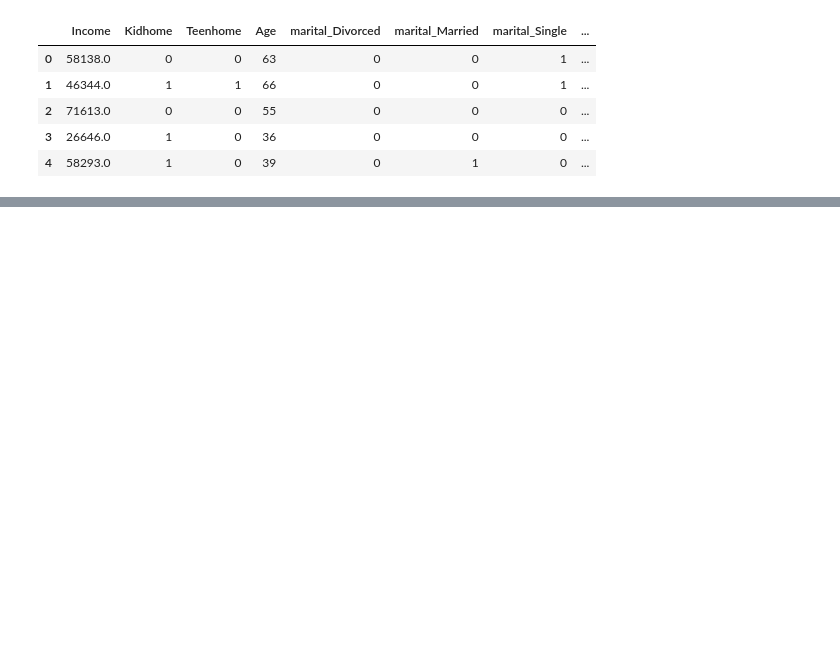
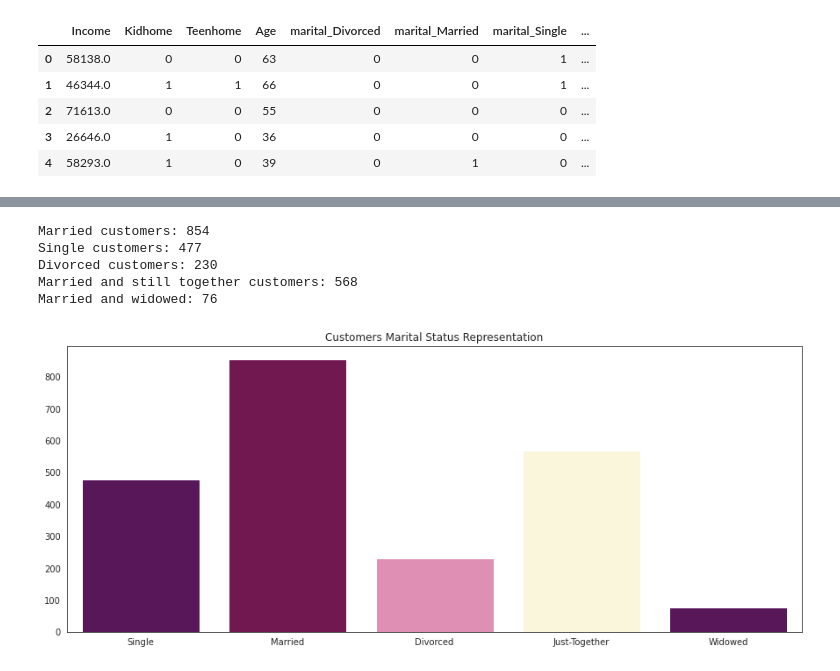
Before and after one commit to FMurunga/Marketing-Campaign-Analytics, a Jupyter notebook: Marketing_Campaign_Analysis.ipynb, the cells around one changed output, grey strips where cells are left out. Drawn from its saved outputs; the diff is of its cells as text; code cells hidden in the pictures; blank space fills up the shorter version.

```diff
--- a/Marketing_Campaign_Analysis.ipynb
+++ b/Marketing_Campaign_Analysis.ipynb
@@ -78,0 +94,34 @@ sns.boxplot(x='Age',data=df_demographics,color='#293462')
+# %%
+
+#customers marital status
+married_folks= df_demographics['marital_Married'].value_counts()[1]
+print("Married customers:",married_folks)
+
+singles = df_demographics['marital_Single'].value_counts()[1]
+print("Single customers:",singles)
+
+divorced = df_demographics['marital_Divorced'].value_counts()[1]
+print("Divorced customers:",divorced)
+
+together = df_demographics['marital_Together'].value_counts()[1]
+print("Married and still together customers:",together)
+
+widowed = df_demographics['marital_Widow'].value_counts()[1]
+print("Married and widowed:",widowed)
+# %% [output]
+Married customers: 854
+Single customers: 477
+Divorced customers: 230
+Married and still together customers: 568
+Married and widowed: 76
+# %%
+#@title Marital Status Distribution
+status = ["Single","Married","Divorced","Just-Together","Widowed"]
+colors = ("#610C63","#810955","#EE81B3","#FFF9D7")
+y_axis = [singles,married_folks,divorced,together, widowed]
+sns.set_style("white")
+plt.figure(figsize=(15,6))
+sns.barplot(x=status, y=y_axis,palette=colors).set(title='Customers Marital Status Representation')
+plt.show()
+# %% [output]
+[figure, added]
```
Also changed, not shown: parts of 5 cells of this notebook.
